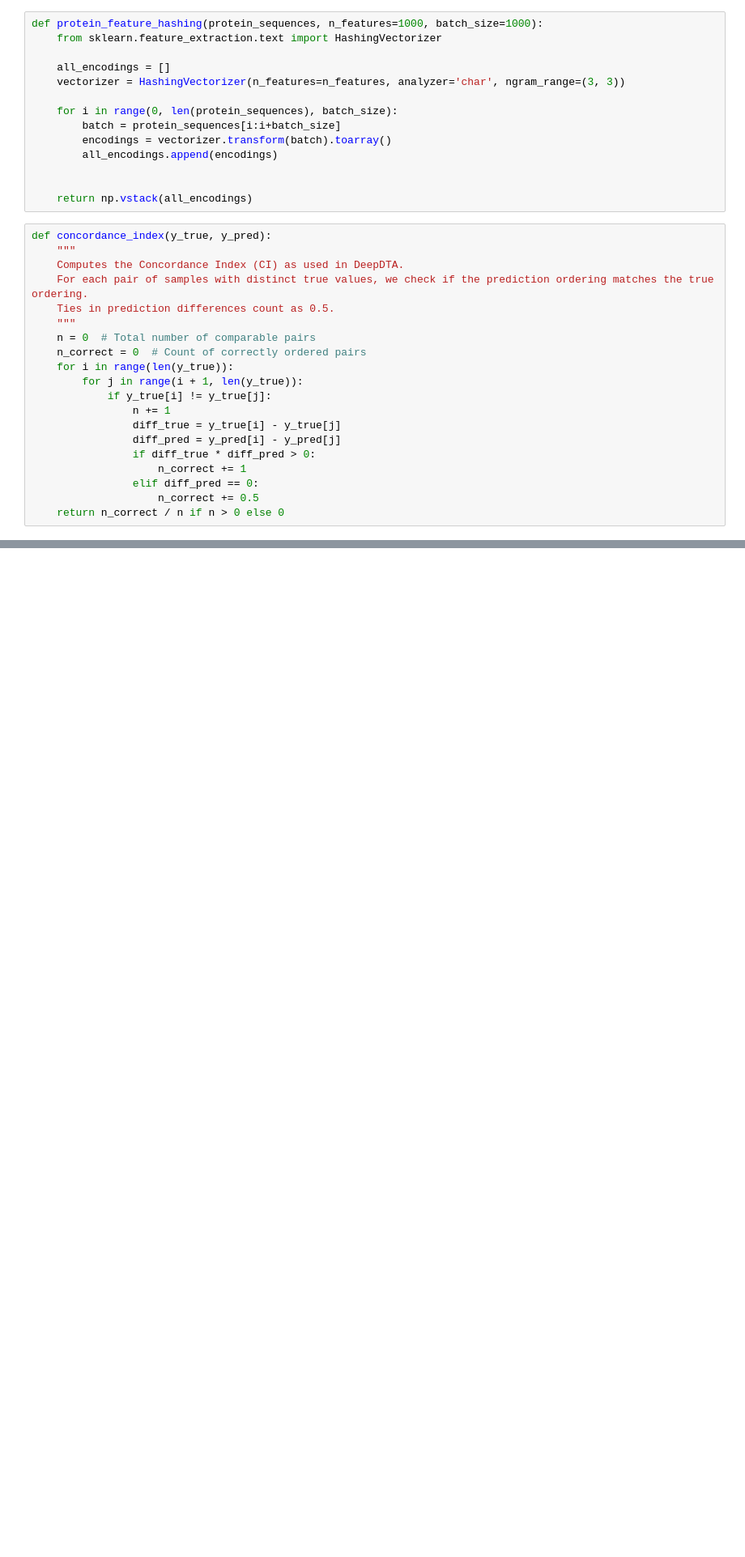
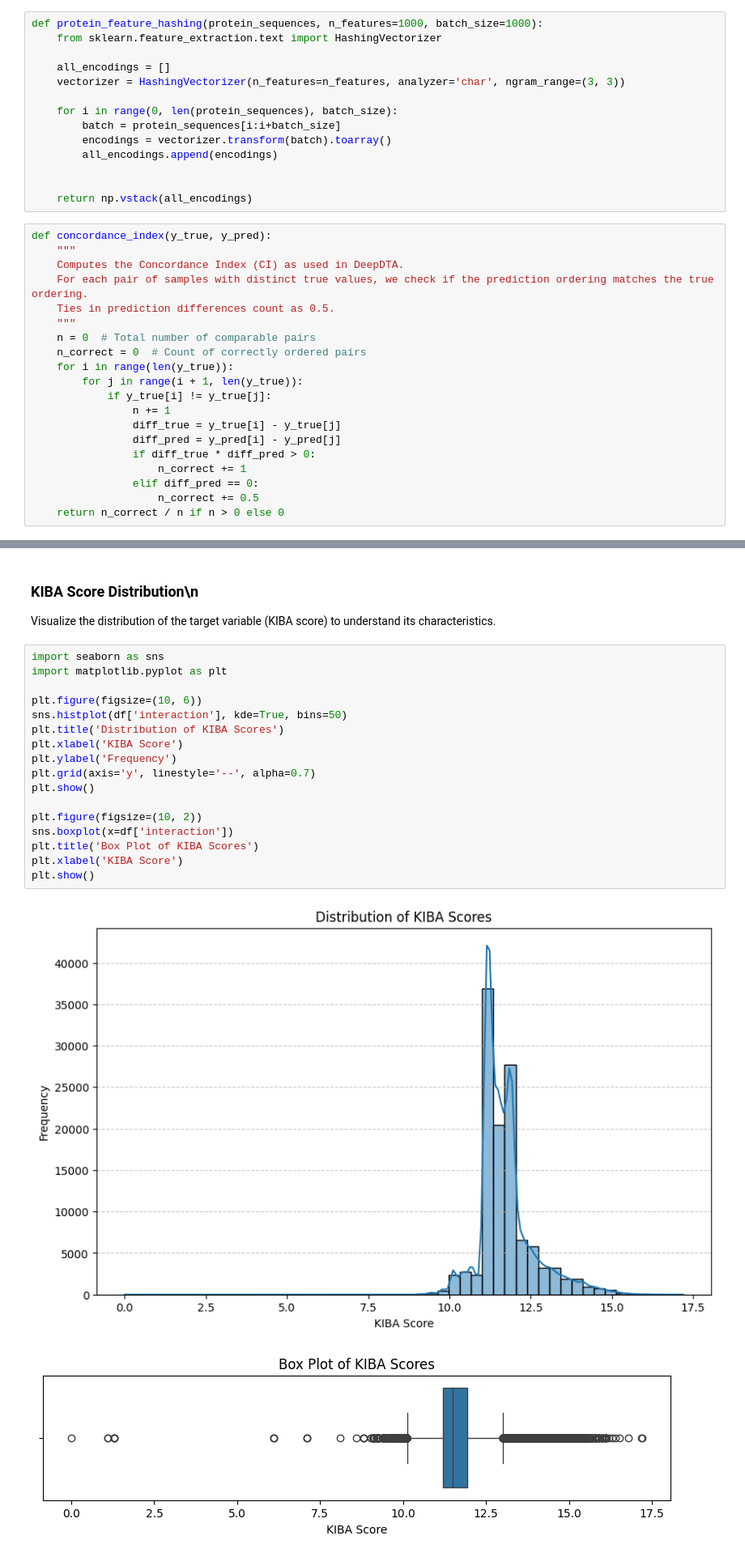
Before and after one commit to m9framar/KIBA-BME2025, a Jupyter notebook: KIBA.ipynb, the cells around one changed output, grey strips where cells are left out. Shown: that part at 81% size. Saved outputs shown, nothing was run; the diff lists cells and outputs as text; blank space fills up the shorter version.

Commit message:
data visualization section

```diff
--- a/KIBA.ipynb
+++ b/KIBA.ipynb
@@ -185,0 +169,23 @@ plot_top_features(model)
+# %% [markdown]
+### KIBA Score Distribution\n
+Visualize the distribution of the target variable (KIBA score) to understand its characteristics.
+# %%
+import seaborn as sns
+import matplotlib.pyplot as plt
+
+plt.figure(figsize=(10, 6))
+sns.histplot(df['interaction'], kde=True, bins=50)
+plt.title('Distribution of KIBA Scores')
+plt.xlabel('KIBA Score')
+plt.ylabel('Frequency')
+plt.grid(axis='y', linestyle='--', alpha=0.7)
+plt.show()
+
+plt.figure(figsize=(10, 2))
+sns.boxplot(x=df['interaction'])
+plt.title('Box Plot of KIBA Scores')
+plt.xlabel('KIBA Score')
+plt.show()
+# %% [output]
+[figure, added]
+[figure, added]
```
Also changed, not shown: parts of 17 cells of this notebook.
